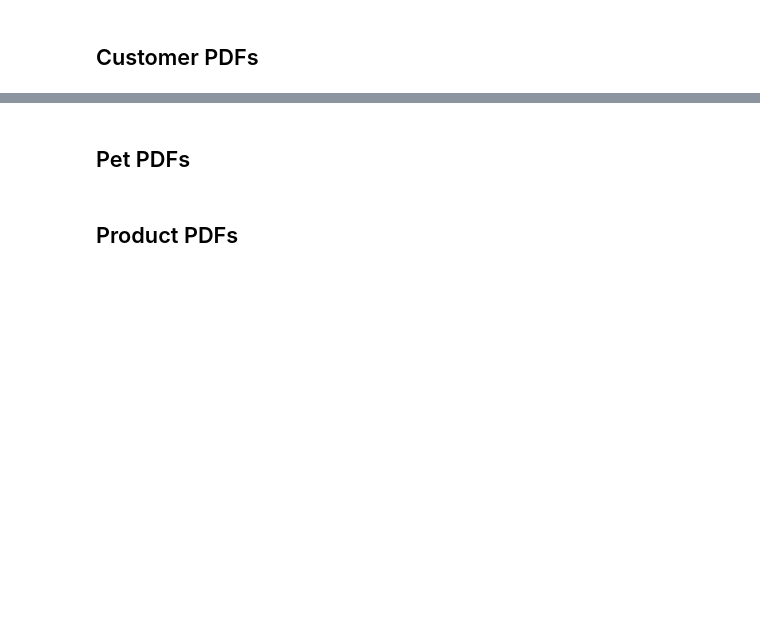
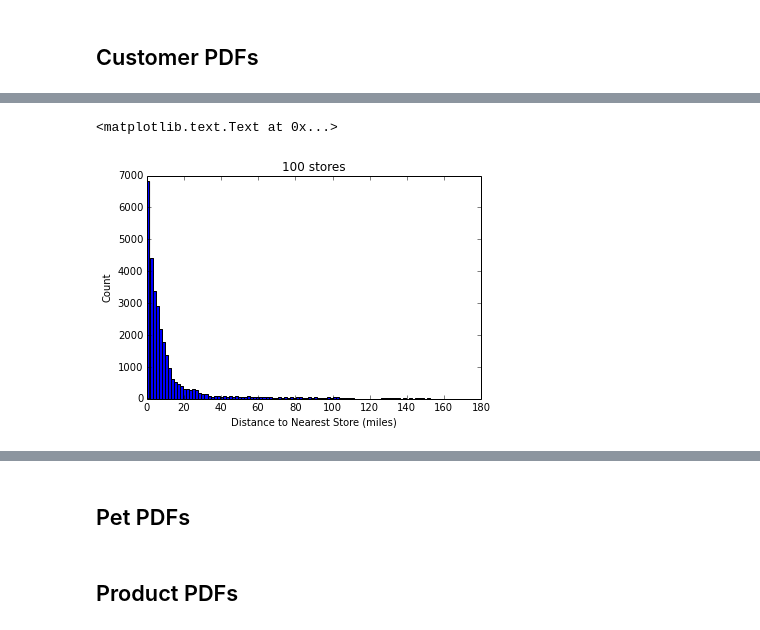
Before and after one commit to rnowling/bigpetstore-data-generator, a Jupyter notebook: notebooks/MonteCarloExample.ipynb, the cells around one changed output, grey strips where cells are left out. Drawn from its saved outputs; the diff is of its cells as text; code cells hidden in the pictures; blank space fills up the shorter version.

```diff
--- a/notebooks/MonteCarloExample.ipynb
+++ b/notebooks/MonteCarloExample.ipynb
@@ -316,0 +451,10 @@ class StoreLocationPDF(object):
+# %%
+distances_only_100 = [dist for dist, store in zipcode_dist_100 if dist < 200.0]
+plt.clf()
+plt.hist(distances_only_100, bins=100)
+plt.title("100 stores")
+plt.xlabel("Distance to Nearest Store (miles)")
+plt.ylabel("Count")
+# %% [output]
+<matplotlib.text.Text at 0x...>
+[figure, added]
```
Also changed, not shown: parts of 27 cells of this notebook.
